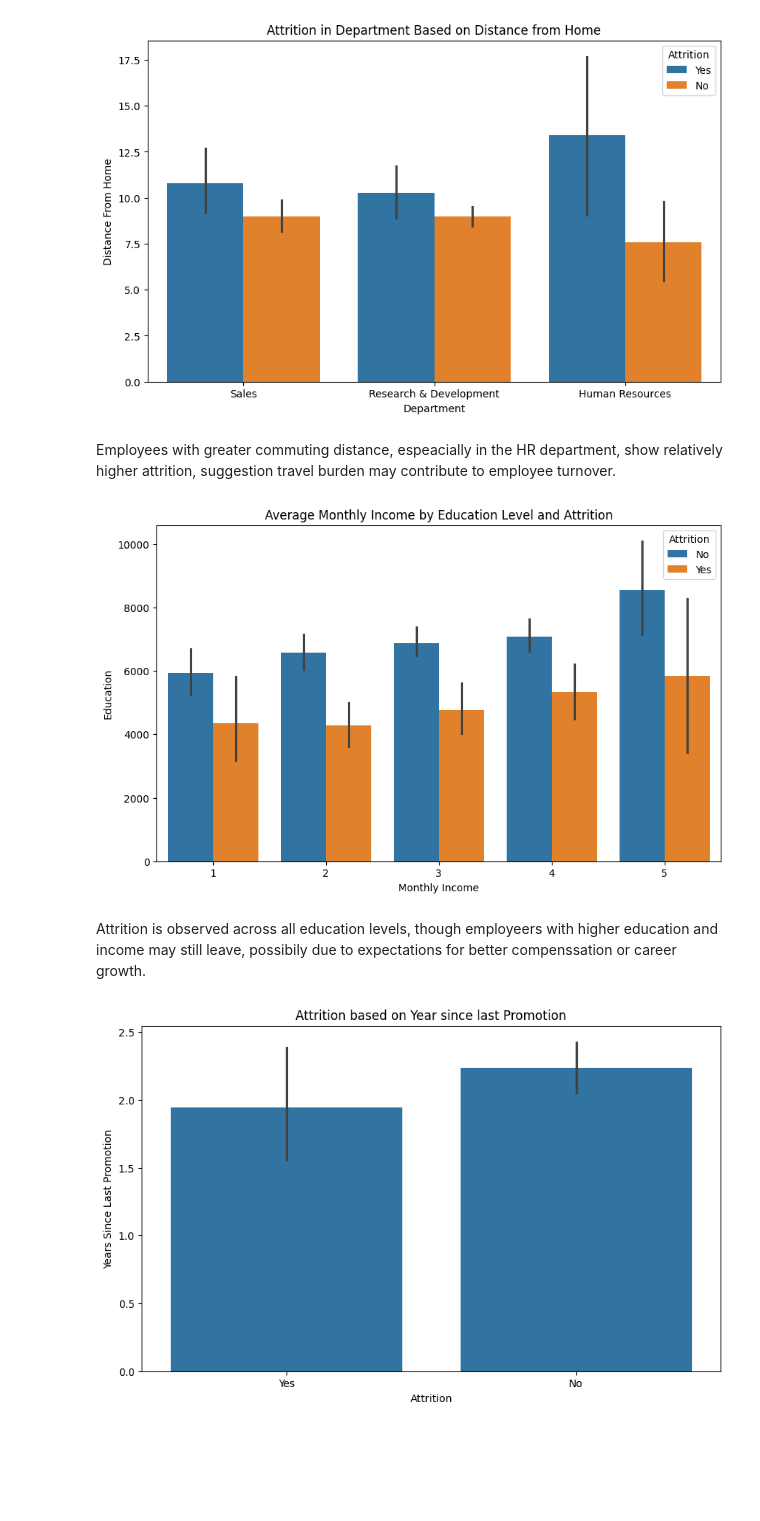
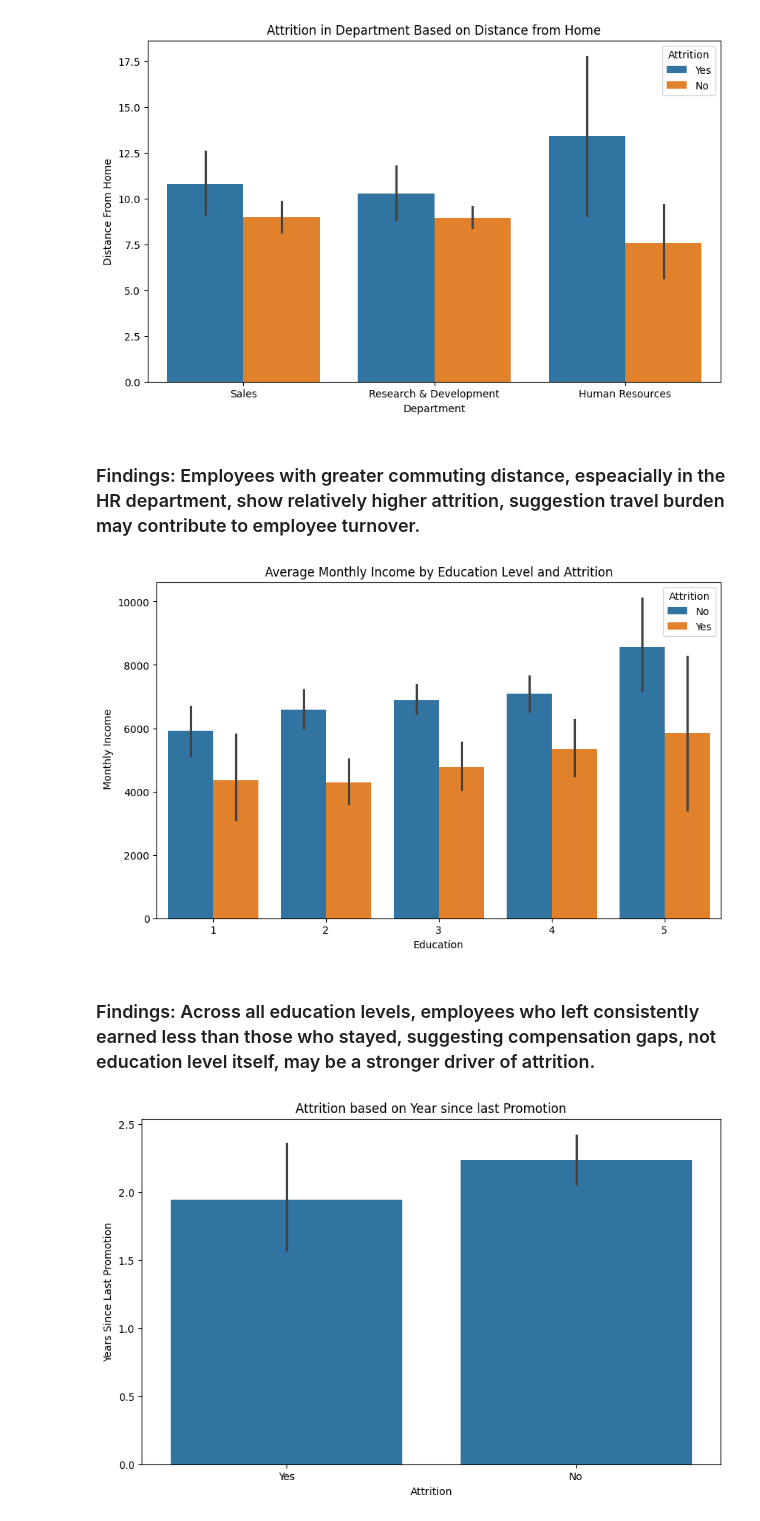
Before and after one commit to dhokabhoomi/HR-Employee-Attrition-Analysis, a Jupyter notebook: HR_Attrition.ipynb, the cells around one changed output. Drawn from its saved outputs; the diff is of its cells as text; code cells hidden in the pictures; blank space fills up the shorter version.

Commit message:
Fix chart conclusions for accuracy

```diff
--- a/HR_Attrition.ipynb
+++ b/HR_Attrition.ipynb
@@ -124,27 +124,27 @@ plt.show()
 # %% [output]
 [figure]
 # %% [markdown]
-Employees with greater commuting distance, espeacially in the HR department, show relatively higher attrition, suggestion travel burden may contribute to employee turnover.
+### Findings: Employees with greater commuting distance, espeacially in the HR department, show relatively higher attrition, suggestion travel burden may contribute to employee turnover.
 # %%
 # Income-to-education ratio
 
 # Education
 # 1 'Below College'
 # 2 'College'
 # 3 'Bachelor'
 # 4 'Master'
 # 5 'Doctor'
 
 plt.figure(figsize = (10,6))
 sns.barplot(data = df, x = "Education", y = "MonthlyIncome", hue = "Attrition")
-plt.xlabel("Monthly Income")
-plt.ylabel("Education")
+plt.xlabel("Education")
+plt.ylabel("Monthly Income")
 plt.title("Average Monthly Income by Education Level and Attrition")
 plt.show()
 # %% [output]
-[figure, old version]
+[figure, new version]
 # %% [markdown]
-Attrition is observed across all education levels, though employeers with higher education and income may still leave, possibily due to expectations for better compenssation or career growth.
+### Findings: Across all education levels, employees who left consistently earned less than those who stayed, suggesting compensation gaps, not education level itself, may be a stronger driver of attrition.
 # %%
 plt.figure(figsize = (10,6))
 sns.barplot(data = df, x = "Attrition", y = "YearsSinceLastPromotion")
```
Also changed, not shown: parts of 3 cells of this notebook.
